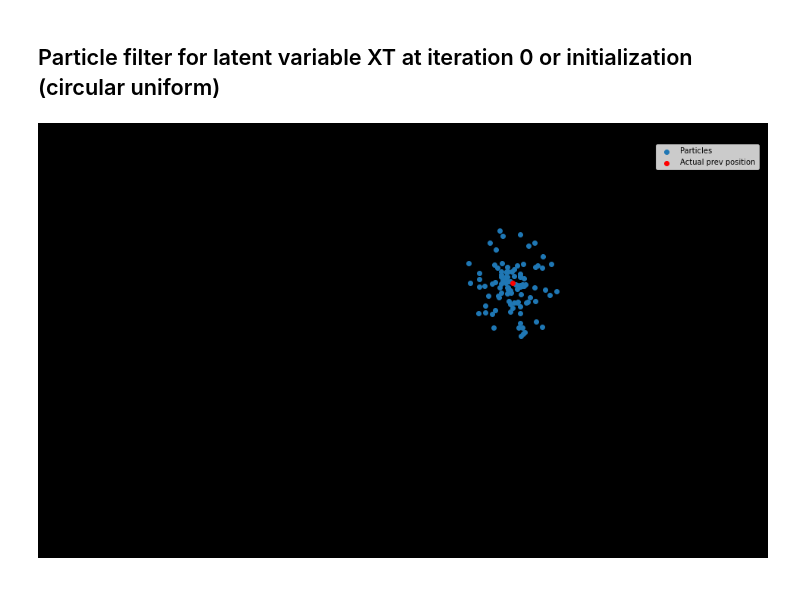
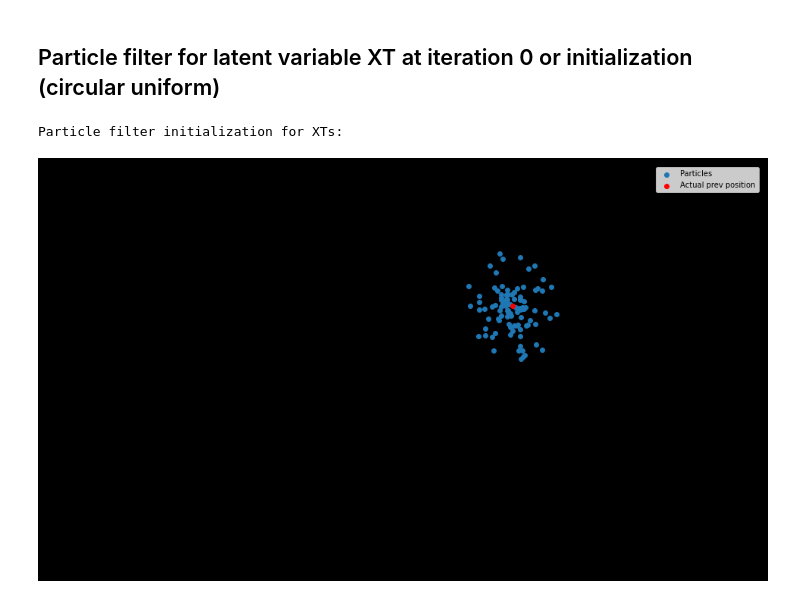
Before and after one commit to Aryan-Garg/Rehder_OnDaimlerGCPR13, a Jupyter notebook: model.ipynb, the cells around one changed output. Drawn from its saved outputs; the diff is of its cells as text; code cells hidden in the pictures.

```diff
--- a/model.ipynb
+++ b/model.ipynb
@@ -594,15 +594,16 @@ Filter A computed!
 # %%
 x = [e[0] for e in predicted_df.XT[0]]
 y = [e[1] for e in predicted_df.XT[0]]
 
+print("Particle filter initialization for XTs:")
 fig = plt.figure(figsize=(17, 10), facecolor='#000')
 plt.scatter(x,y, label='Particles')
 plt.scatter(predicted_df.X[-1][0], 640-predicted_df.X[-1][1], color='r', label='Actual prev position')
 plt.xticks(np.linspace(0,1176,100))
 plt.yticks(np.linspace(0,640,100))
 plt.axis('off')
-plt.title("Particle filter initialization for XTs")
 plt.legend()
 plt.show()
 # %% [output]
+Particle filter initialization for XTs:
-[figure, old version]
+[figure, new version]
```
